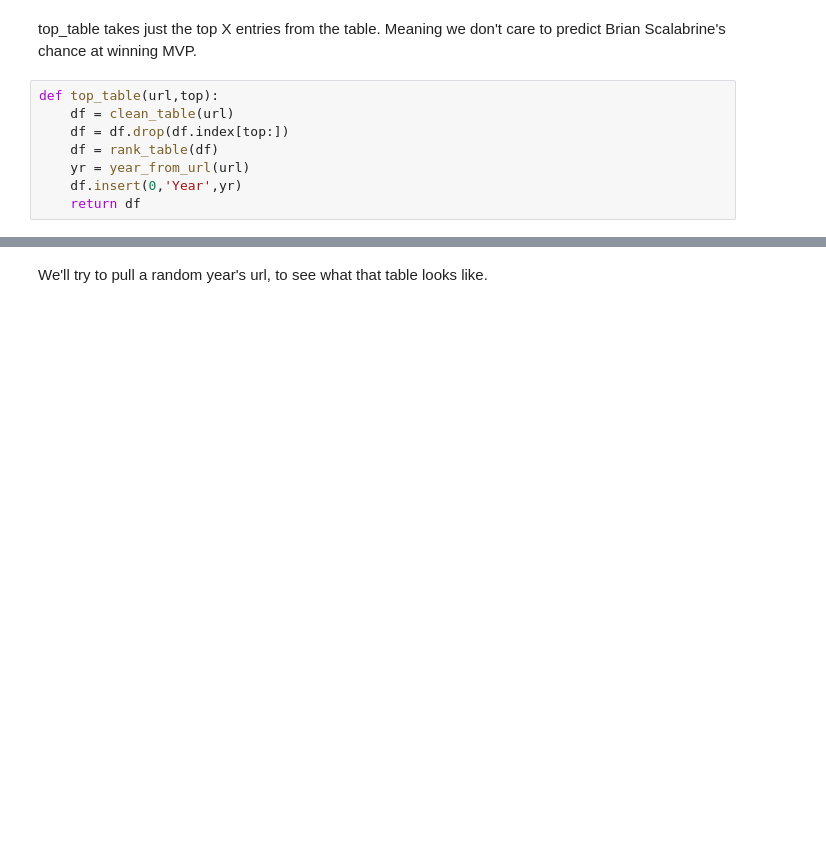
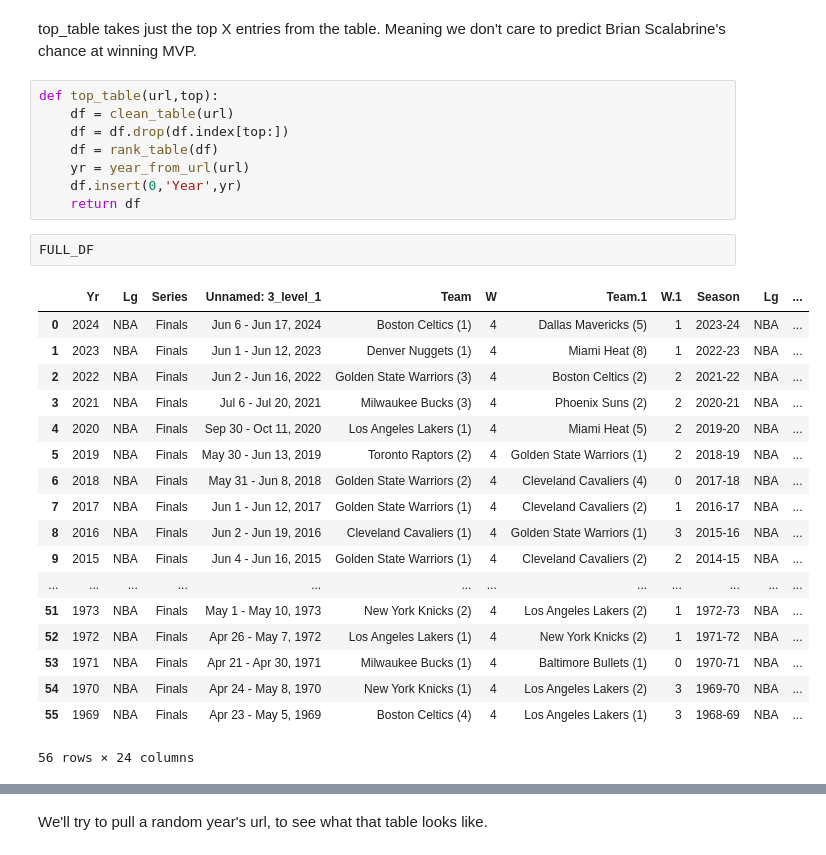
Before and after one commit to NFordUMass/finalsmvp, a Jupyter notebook: finalsmvp.ipynb, the cells around one changed output, grey strips where cells are left out. Drawn from its saved outputs; the diff is of its cells as text; blank space fills up the shorter version.

Commit message:
finalizing

```diff
--- a/finalsmvp.ipynb
+++ b/finalsmvp.ipynb
@@ -232,3 +235,24 @@ def top_table(url,top):
     yr = year_from_url(url)
     df.insert(0,'Year',yr)
     return df
+# %%
+FULL_DF
+# %% [output]
+|  | Yr | Lg | Series | Unnamed: 3_level_1 | Team | W | Team.1 | W.1 | Season | Lg | ... |
+| 0 | 2024 | NBA | Finals | Jun 6 - Jun 17, 2024 | Boston Celtics (1) | 4 | Dallas Mavericks (5) | 1 | 2023-24 | NBA | ... |
+| 1 | 2023 | NBA | Finals | Jun 1 - Jun 12, 2023 | Denver Nuggets (1) | 4 | Miami Heat (8) | 1 | 2022-23 | NBA | ... |
+| 2 | 2022 | NBA | Finals | Jun 2 - Jun 16, 2022 | Golden State Warriors (3) | 4 | Boston Celtics (2) | 2 | 2021-22 | NBA | ... |
+| 3 | 2021 | NBA | Finals | Jul 6 - Jul 20, 2021 | Milwaukee Bucks (3) | 4 | Phoenix Suns (2) | 2 | 2020-21 | NBA | ... |
+| 4 | 2020 | NBA | Finals | Sep 30 - Oct 11, 2020 | Los Angeles Lakers (1) | 4 | Miami Heat (5) | 2 | 2019-20 | NBA | ... |
+| 5 | 2019 | NBA | Finals | May 30 - Jun 13, 2019 | Toronto Raptors (2) | 4 | Golden State Warriors (1) | 2 | 2018-19 | NBA | ... |
+| 6 | 2018 | NBA | Finals | May 31 - Jun 8, 2018 | Golden State Warriors (2) | 4 | Cleveland Cavaliers (4) | 0 | 2017-18 | NBA | ... |
+| 7 | 2017 | NBA | Finals | Jun 1 - Jun 12, 2017 | Golden State Warriors (1) | 4 | Cleveland Cavaliers (2) | 1 | 2016-17 | NBA | ... |
+| 8 | 2016 | NBA | Finals | Jun 2 - Jun 19, 2016 | Cleveland Cavaliers (1) | 4 | Golden State Warriors (1) | 3 | 2015-16 | NBA | ... |
+| 9 | 2015 | NBA | Finals | Jun 4 - Jun 16, 2015 | Golden State Warriors (1) | 4 | Cleveland Cavaliers (2) | 2 | 2014-15 | NBA | ... |
+| ... | ... | ... | ... | ... | ... | ... | ... | ... | ... | ... | ... |
+| 51 | 1973 | NBA | Finals | May 1 - May 10, 1973 | New York Knicks (2) | 4 | Los Angeles Lakers (2) | 1 | 1972-73 | NBA | ... |
+| 52 | 1972 | NBA | Finals | Apr 26 - May 7, 1972 | Los Angeles Lakers (1) | 4 | New York Knicks (2) | 1 | 1971-72 | NBA | ... |
+| 53 | 1971 | NBA | Finals | Apr 21 - Apr 30, 1971 | Milwaukee Bucks (1) | 4 | Baltimore Bullets (1) | 0 | 1970-71 | NBA | ... |
+| 54 | 1970 | NBA | Finals | Apr 24 - May 8, 1970 | New York Knicks (1) | 4 | Los Angeles Lakers (2) | 3 | 1969-70 | NBA | ... |
+| 55 | 1969 | NBA | Finals | Apr 23 - May 5, 1969 | Boston Celtics (4) | 4 | Los Angeles Lakers (1) | 3 | 1968-69 | NBA | ... |
+56 rows × 24 columns
```
Also changed, not shown: parts of 44 cells of this notebook, 4 other files.
